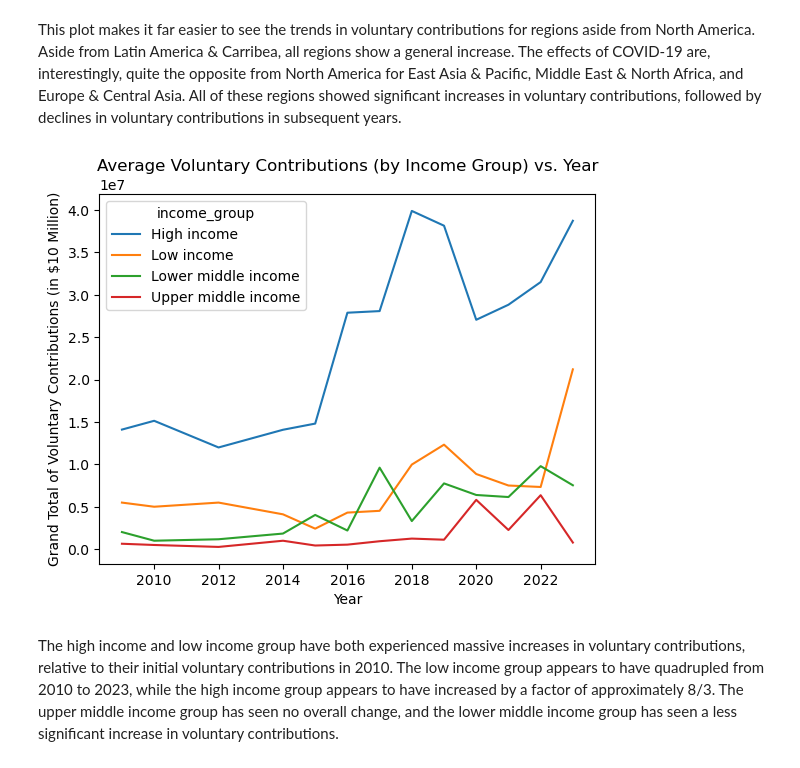
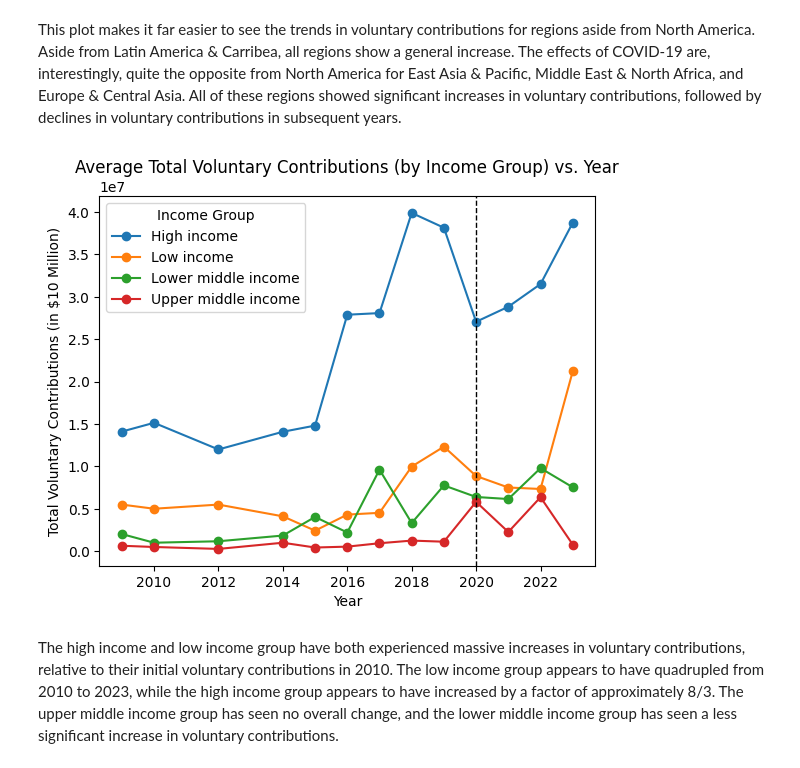
Before and after one commit to ucdavisdatalab/who_budget_data, a Jupyter notebook: src/data_analysis.ipynb, the cells around one changed output. Cells and saved outputs as stored; diff of their text form; code cells hidden in the pictures.

```diff
--- a/src/data_analysis.ipynb
+++ b/src/data_analysis.ipynb
@@ -101,12 +106,15 @@ plt.show()
 # %% [markdown]
 This plot makes it far easier to see the trends in voluntary contributions for regions aside from North America. Aside from Latin America & Carribea, all regions show a general increase. The effects of COVID-19 are, interestingly, quite the opposite from North America for East Asia & Pacific, Middle East & North Africa, and Europe & Central Asia. All of these regions showed significant increases in voluntary contributions, followed by declines in voluntary contributions in subsequent years.
 # %%
-g3.groupby(["income_group", "year"])["grand_total"].mean().unstack(0).plot()
+g3.groupby(["income_group", "year"])["grand_total"].mean().unstack(0).plot(style='o-')
 plt.xlabel("Year")
-plt.ylabel("Grand Total of Voluntary Contributions (in $10 Million)")
-plt.title("Average Voluntary Contributions (by Income Group) vs. Year")
+plt.ylabel("Total Voluntary Contributions (in $10 Million)")
+plt.title("Average Total Voluntary Contributions (by Income Group) vs. Year")
+plt.axvline(2020, linestyle='--', color="black", linewidth=1)
+plt.legend(title="Income Group")
+plt.savefig(root / "visualizations/income_vol_contributions.png")
 plt.show()
 # %% [output]
-[figure, old version]
+[figure, new version]
 # %% [markdown]
 The high income and low income group have both experienced massive increases in voluntary contributions, relative to their initial voluntary contributions in 2010. The low income group appears to have quadrupled from 2010 to 2023, while the high income group appears to have increased by a factor of approximately 8/3. The upper middle income group has seen no overall change, and the lower middle income group has seen a less significant increase in voluntary contributions.
```
Also changed, not shown: parts of 3 cells of this notebook, 3 other files.
